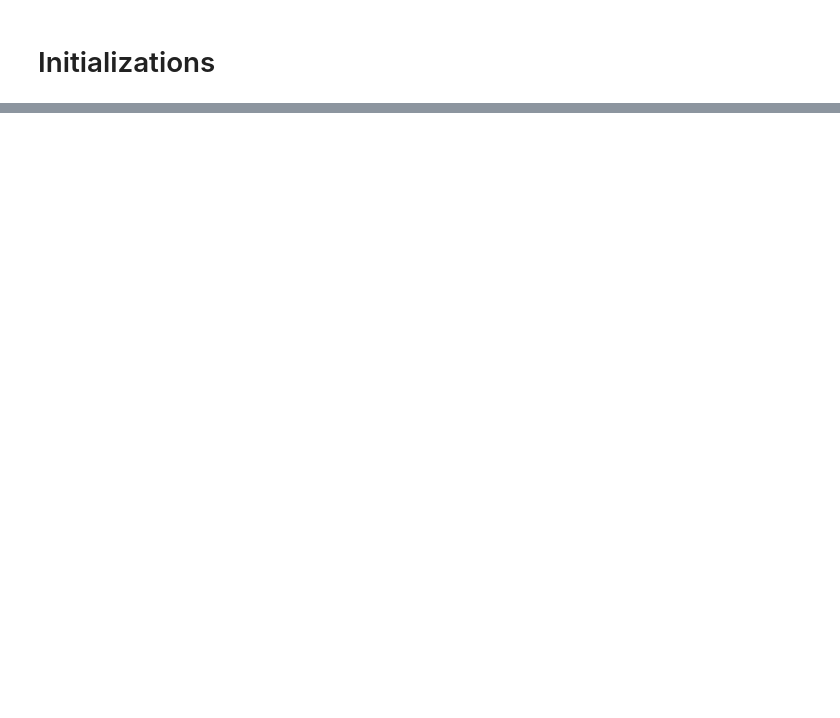
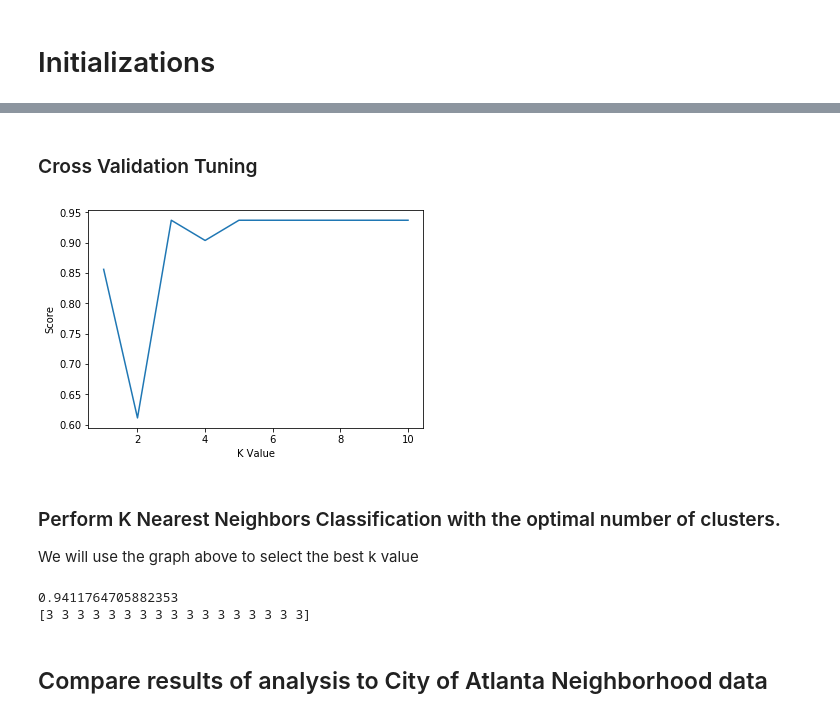
Before and after one commit to kmfullerton/Coursera_Capstone, a Jupyter notebook: Atlanta Restaurant Exploration.ipynb, the cells around one changed output, grey strips where cells are left out. Saved outputs shown, nothing was run; the diff lists cells and outputs as text; code cells hidden in the pictures; blank space fills up the shorter version.

Commit message:
creating the kNN classification portion

```diff
--- a/Atlanta Restaurant Exploration.ipynb
+++ b/Atlanta Restaurant Exploration.ipynb
@@ -47,0 +149,33 @@ import folium
+# %% [markdown]
+### Cross Validation Tuning
+# %%
+from sklearn.model_selection import cross_val_score
+neighbors = list(range(1,11,1))
+cv_scores = []
+for k in neighbors:
+    knn = KNeighborsClassifier(n_neighbors=k)
+    scores = cross_val_score(knn, X_train, y_train, cv=10, scoring='accuracy')
+    cv_scores.append(scores.mean())
+
+plt.plot(neighbors, cv_scores)
+plt.xlabel('K Value')
+plt.ylabel('Score')
+plt.show()
+# %% [output]
+[figure, added]
+# %% [markdown]
+### Perform K Nearest Neighbors Classification with the optimal number of clusters.
+We will use the graph above to select the best k value
+# %%
+k = 5
+from sklearn.neighbors import KNeighborsClassifier
+knn = KNeighborsClassifier(n_neighbors=k)
+knn.fit(X_train, y_train)
+pred = knn.predict(X_test)
+print(knn.score(X_test,y_test, pred))
+print(pred)
+# %% [output]
+0.9411764705882353
+[3 3 3 3 3 3 3 3 3 3 3 3 3 3 3 3 3]
+# %% [markdown]
+## Compare results of analysis to City of Atlanta Neighborhood data
```
Also changed, not shown: parts of 23 cells of this notebook, 2 other files.
